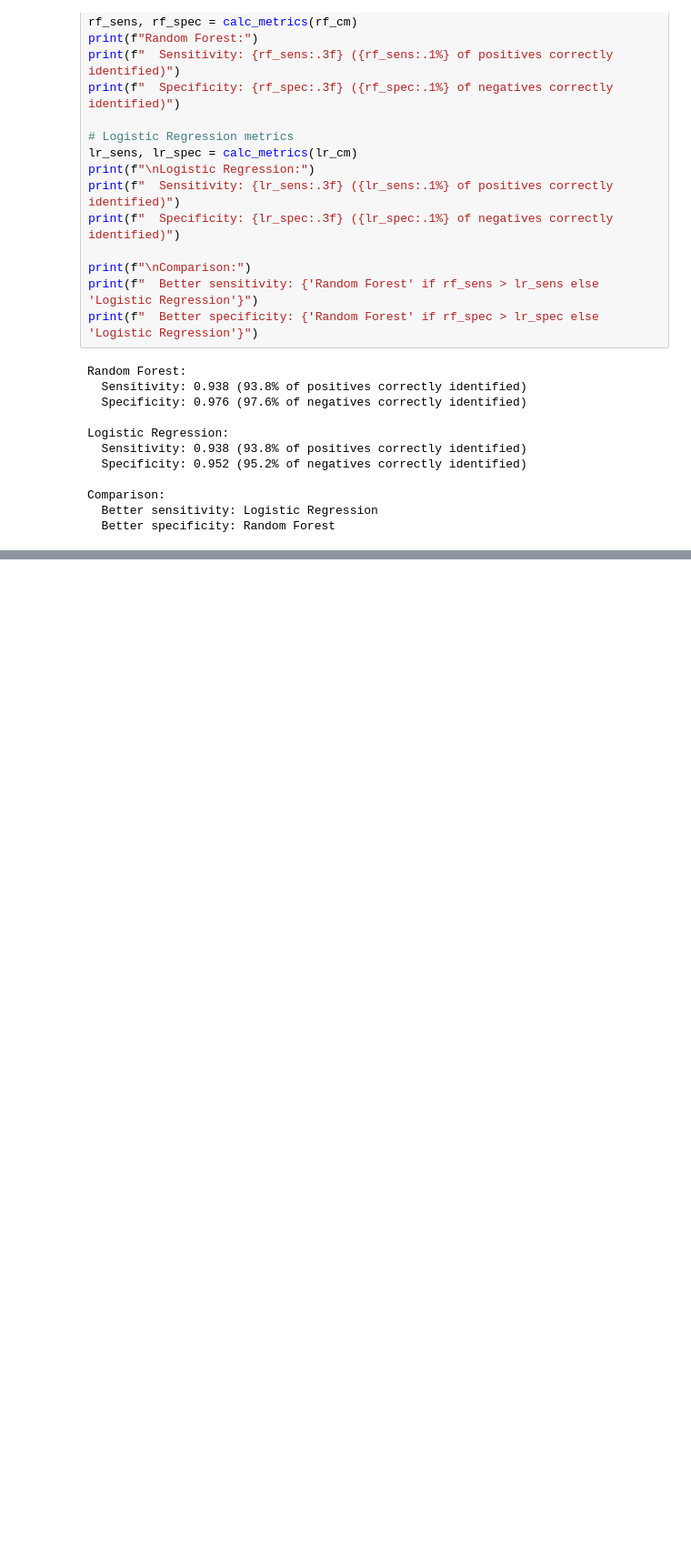
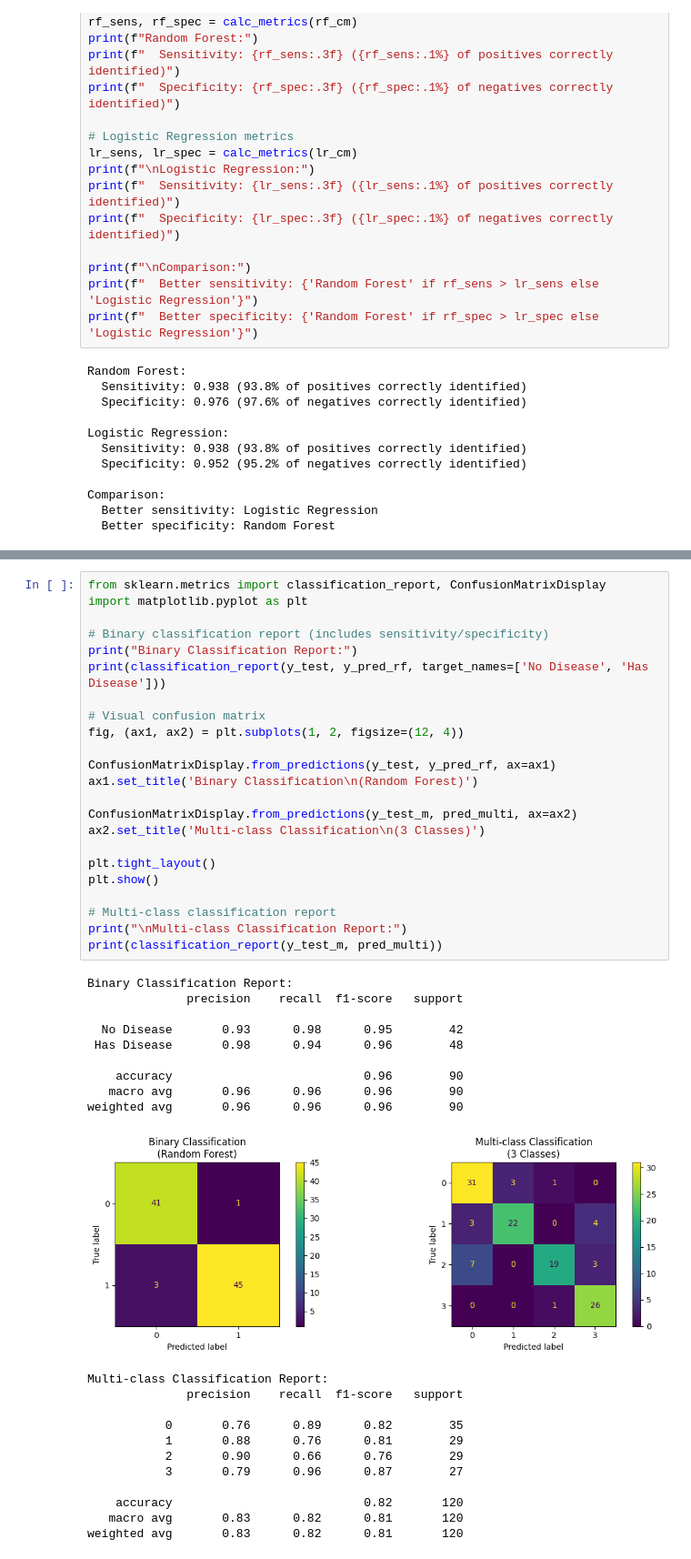
Before and after one commit to abdullahmeda/ml, a Jupyter notebook: ml/basics/confusion_matrix.ipynb, the cells around one changed output, grey strips where cells are left out. Shown at 91% size. Cells and saved outputs as stored; diff of their text form; blank space fills up the shorter version.

Commit message:
add precision and f1 score metrics

```diff
--- a/ml/basics/confusion_matrix.ipynb
+++ b/ml/basics/confusion_matrix.ipynb
@@ -202,0 +313,45 @@ Class 2:
+# %%
+from sklearn.metrics import classification_report, ConfusionMatrixDisplay
+import matplotlib.pyplot as plt
+
+# Binary classification report (includes sensitivity/specificity)
+print("Binary Classification Report:")
+print(classification_report(y_test, y_pred_rf, target_names=['No Disease', 'Has Disease']))
+
+# Visual confusion matrix
+fig, (ax1, ax2) = plt.subplots(1, 2, figsize=(12, 4))
+
+ConfusionMatrixDisplay.from_predictions(y_test, y_pred_rf, ax=ax1)
+ax1.set_title('Binary Classification\n(Random Forest)')
+
+ConfusionMatrixDisplay.from_predictions(y_test_m, pred_multi, ax=ax2)
+ax2.set_title('Multi-class Classification\n(3 Classes)')
+
+plt.tight_layout()
+plt.show()
+
+# Multi-class classification report
+print("\nMulti-class Classification Report:")
+print(classification_report(y_test_m, pred_multi))
+# %% [output]
+Binary Classification Report:
+              precision    recall  f1-score   support
+
+  No Disease       0.93      0.98      0.95        42
+ Has Disease       0.98      0.94      0.96        48
+
+    accuracy                           0.96        90
+   macro avg       0.96      0.96      0.96        90
+weighted avg       0.96      0.96      0.96        90
+[figure, added]
+Multi-class Classification Report:
+              precision    recall  f1-score   support
+
+           0       0.76      0.89      0.82        35
+           1       0.88      0.76      0.81        29
+           2       0.90      0.66      0.76        29
+           3       0.79      0.96      0.87        27
+
+    accuracy                           0.82       120
+   macro avg       0.83      0.82      0.81       120
+weighted avg       0.83      0.82      0.81       120
```
Also changed, not shown: parts of 10 cells of this notebook.
